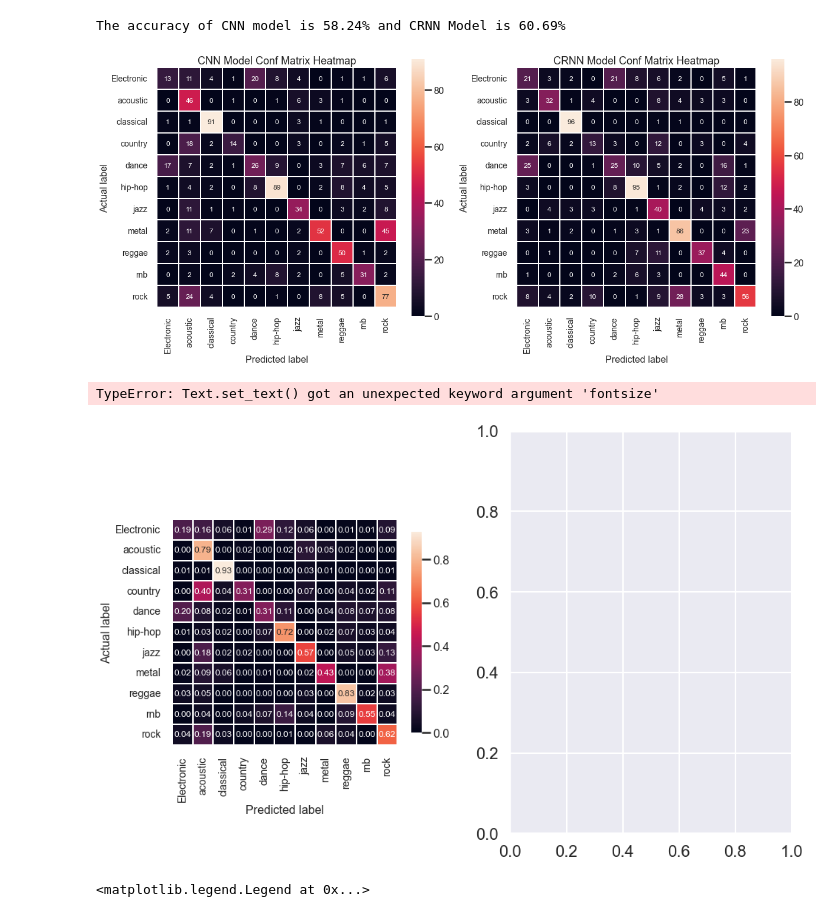
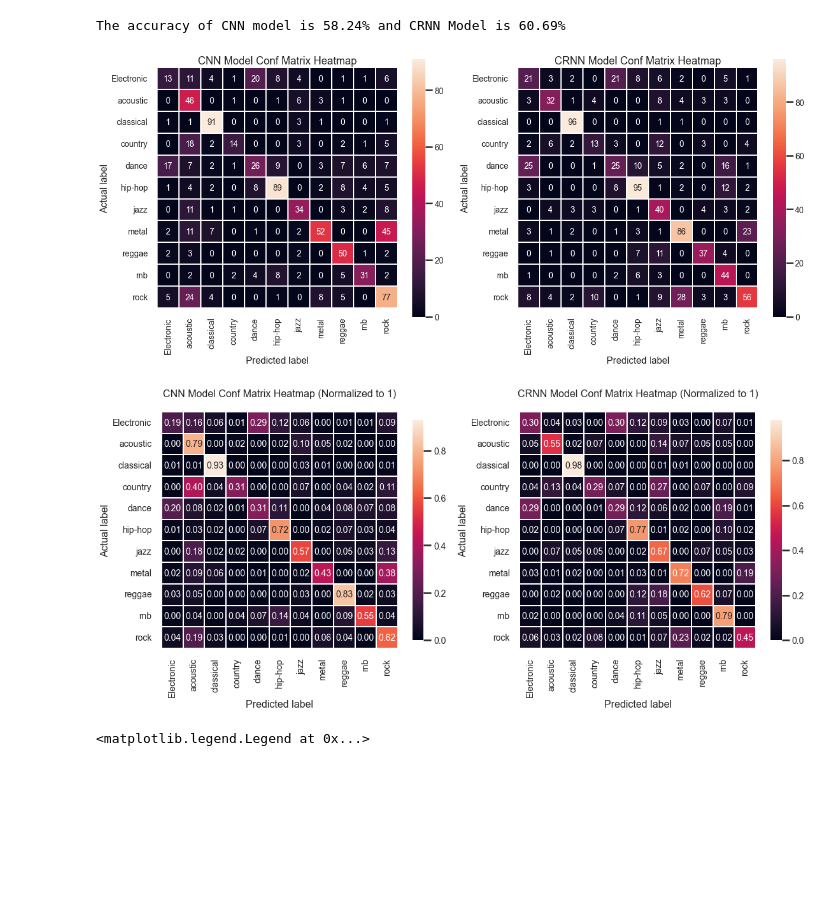
Before and after one commit to swami84/music_genre_classification, a Jupyter notebook: notebooks/Model_Comparison.ipynb, the cells around one changed output. Cells and saved outputs as stored; diff of their text form; code cells hidden in the pictures; blank space fills up the shorter version.

```diff
--- a/notebooks/Model_Comparison.ipynb
+++ b/notebooks/Model_Comparison.ipynb
@@ -296,9 +296,9 @@ def plot_heatmap_mat(y_test,pred,classes,normalize=False, ax=None ):
         norm_conf_mx = conf_mx / row_sums
         plot = sns.heatmap(norm_conf_mx, annot=True, square=True,
                     xticklabels=classes,yticklabels=classes, fmt='.2f',cbar_kws={"shrink": 0.5},
-                    linewidths=.1, ax=ax,annot_kws={"fontsize":12})
+                    linewidths=.1, ax=ax,annot_kws={"fontsize":14})
         cbar = ax.collections[0].colorbar
-        cbar.ax.tick_params(labelsize=16)
+        cbar.ax.tick_params(labelsize=14)
         ax.tick_params('both', labelsize=14)
         ax.set_ylabel('Actual label', fontsize = 16)
         ax.set_xlabel('Predicted label', fontsize = 16)
@@ -306,35 +306,36 @@ def plot_heatmap_mat(y_test,pred,classes,normalize=False, ax=None ):
     else:
         plot = sns.heatmap(conf_mx, annot=True, square=True,
                     xticklabels=classes,yticklabels=classes,fmt='d',cbar_kws={"shrink": 0.5},
-                    linewidths=.2, ax= ax,annot_kws={"fontsize":12})
+                    linewidths=.2, ax= ax,annot_kws={"fontsize":14})
         cbar = ax.collections[0].colorbar
-        cbar.ax.tick_params(labelsize=16)
+        cbar.ax.tick_params(labelsize=14)
         ax.tick_params('both', labelsize=14)
         plt.yticks(fontsize=14)
         ax.set_ylabel('Actual label', fontsize = 16)
         ax.set_xlabel('Predicted label', fontsize = 16)
         return plot
-# %%
-fig, [ax1,ax2] = plt.subplots( nrows = 1, ncols = 2,figsize=(20,16),facecolor='white')
-
-plot_heatmap_mat(y_test,pred_cnn,normalize=False,classes =list(labels.cat.categories), ax=ax1)
-ax1.set_title('CNN Model Conf Matrix Heatmap', fontsize = 18)
-plot_heatmap_mat(y_test,pred_crnn,normalize=False,classes =list(labels.cat.categories), ax=ax2)
-ax2.set_title('CRNN Model Conf Matrix Heatmap', fontsize = 18)
-plt.show()
-# %% [output]
-[figure, removed]
+# %%
+fig, [ax1,ax2] = plt.subplots( nrows = 1, ncols = 2,figsize=(20,16),facecolor='white')
+
+plot_heatmap_mat(y_test,pred_cnn,normalize=False,classes =list(labels.cat.categories), ax=ax1)
+ax1.set_title('CNN Model Conf Matrix Heatmap', fontsize = 18)
+plot_heatmap_mat(y_test,pred_crnn,normalize=False,classes =list(labels.cat.categories), ax=ax2)
+ax2.set_title('CRNN Model Conf Matrix Heatmap', fontsize = 18)
+plt.show()
+# %% [output]
+[figure, added]
 # %%
-fig, [ax1,ax2] = plt.subplots( nrows = 1, ncols = 2,figsize=(15,10),facecolor='white')
+fig, [ax1,ax2] = plt.subplots( nrows = 1, ncols = 2,figsize=(16,10),facecolor='white')
 
 plot_heatmap_mat(y_test,pred_cnn,normalize=True,classes =list(labels.cat.categories), ax=ax1)
-ax1.title.set_text('CNN Model Conf Matrix Heatmap (Normalized to 1)\n', fontsize = 16)
+ax1.set_title('CNN Model Conf Matrix Heatmap (Normalized to 1)\n', fontsize = 16)
+
 plot_heatmap_mat(y_test,pred_crnn,normalize=True,classes =list(labels.cat.categories), ax=ax2)
-ax2.title.set_text('CRNN Model Conf Matrix Heatmap (Normalized to 1)\n', fontsize = 16)
-plt.savefig('../data/images/model_comparison_norm_heatmap.jpg', dpi=150, format = 'jpg')
+ax2.set_title('CRNN Model Conf Matrix Heatmap (Normalized to 1)\n', fontsize = 16)
+plt.tight_layout()
+plt.savefig('../data/images/model_comparison_norm_heatmap.jpg', dpi=300, format = 'jpg')
 # %% [output]
-TypeError: Text.set_text() got an unexpected keyword argument 'fontsize'
-[figure, old version]
+[figure, new version]
 # %%
 sns.set_context("poster", rc={"font.size":14, 'figure.facecolor':'w'})
 sns.set({'figure.facecolor':'w'})
```
Also changed, not shown: parts of 2 cells of this notebook, 1 other file.
